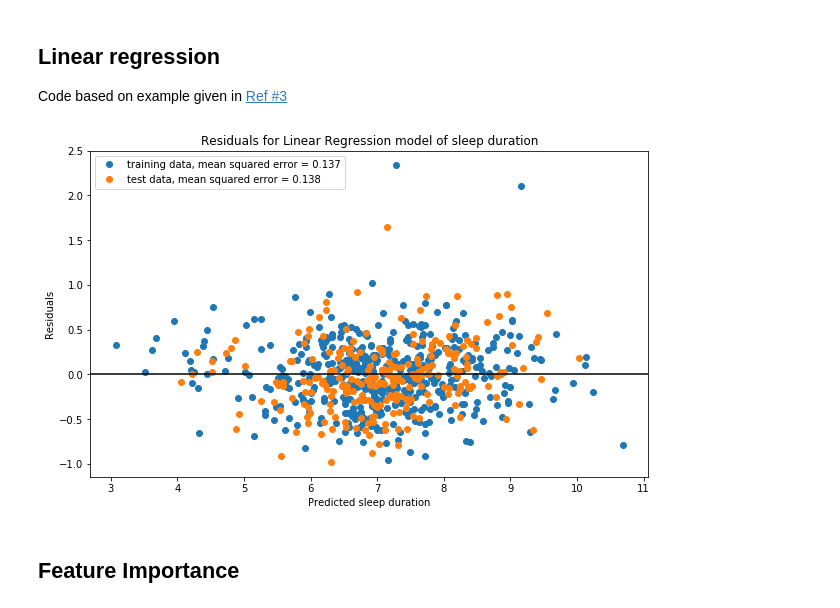
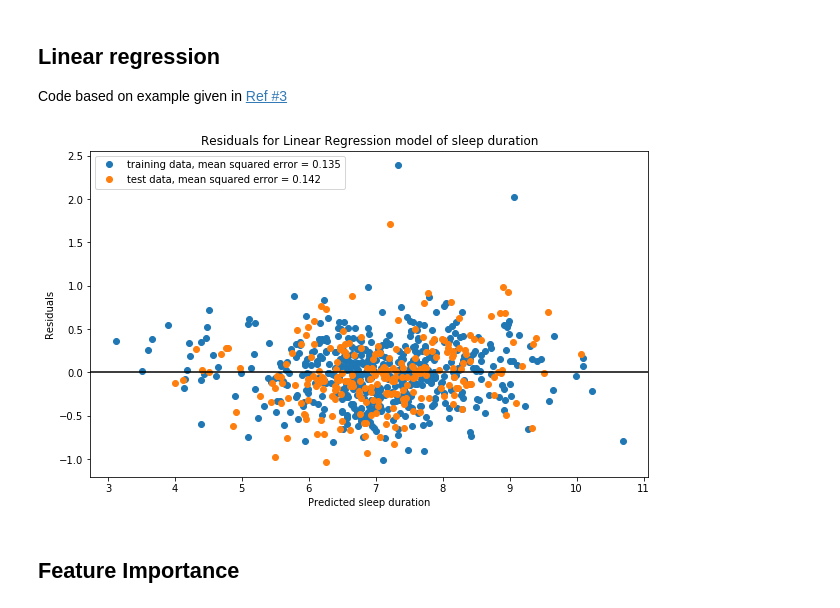
Before and after one commit to Amita22/Machine-Learning-Fitbit-Sleep, a Jupyter notebook: analysis.ipynb, the cells around one changed output. Drawn from its saved outputs; the diff is of its cells as text; code cells hidden in the pictures.

Commit message:
Added sleep stages

```diff
--- a/analysis.ipynb
+++ b/analysis.ipynb
@@ -124,6 +99,10 @@ def get_sleep_data() -> pd.DataFrame:
     start_time_list = []
     stop_time_list = []
     duration_list = []
+    wake_list = []
+    light_list = []
+    rem_list = []
+    deep_list = []
     for file in os.listdir(fitbit_directory):
         filename = os.fsdecode(file)
         if "sleep" in filename:
@@ -134,10 +113,23 @@ def get_sleep_data() -> pd.DataFrame:
                 for sleep_event in obj:
                     #if (sleep_event["type"] != "stages"): continue
                     duration_list.append(sleep_event["minutesAsleep"]/60) #Get hours asleep
-                    #if 'levels' in sleep_event:
-                    #if 'summary' in sleep_event["levels"]:
-                    #if 'deep' in sleep_event["levels"]["summary"]:
-                    #total_hours = sleep_event["levels"]["summary"]["deep"]["minutes"]/60 #Get hours asleep
+                    wake = np.nan
+                    light = np.nan
+                    rem = np.nan
+                    deep = np.nan
+                    summary = sleep_event["levels"]["summary"]
+                    if "wake" in summary:
+                        wake = summary["wake"]["minutes"]/60
+                    if "light" in summary:
+                        light = summary["light"]["minutes"]/60
+                    if "rem" in summary:
+                        rem = summary["rem"]["minutes"]/60
+                    if "deep" in summary:
+                        deep = summary["deep"]["minutes"]/60
+                    wake_list.append(wake)
+                    light_list.append(light)
+                    rem_list.append(rem)
+                    deep_list.append(deep)
                     string_start_time = sleep_event["startTime"] #Get date in string format
                     string_stop_time = sleep_event["endTime"] #Get date in string format
                     start_time = datetime.datetime.strptime(string_start_time,'%Y-%m-%dT%H:%M:%S.000') #Convert to datetime format
@@ -146,7 +138,11 @@ def get_sleep_data() -> pd.DataFrame:
                     stop_time_list.append(stop_time)
     #Save the data in a dataframe
     df_sleep = pd.DataFrame({"stop time":stop_time_list,
-                             "duration":duration_list},
+                             "duration":duration_list,
+                             "wake sleep":wake_list,
+                             "light sleep":light_list,
+                             "rem sleep":rem_list,
+                             "deep sleep":deep_list},
                             index=start_time_list)
     df_sleep = df_sleep.sort_index() #Sort by start time
     df_sleep = df_sleep.drop_duplicates() #Remove duplicate sleep events (happens at beginning/end of each file)
@@ -467,44 +487,48 @@ from sklearn.model_selection import train_test_split
 from sklearn.linear_model import LinearRegression
 from sklearn.feature_selection import f_regression
 
+#Create new pandas dataframe that removes troublesome rows and columns
 df_lr = df
-#X = df[['sleep start time', 'sleep stop time']]
-df_lr = df_lr.drop('start time',axis='columns')
-df_lr = df_lr.drop('stop time',axis='columns')
-df_lr = df_lr.reset_index()
+df_lr = df_lr.drop('wake sleep fraction',axis='columns')
+df_lr = df_lr.drop('light sleep fraction',axis='columns')
+df_lr = df_lr.drop('rem sleep fraction',axis='columns')
+df_lr = df_lr.drop('deep sleep fraction',axis='columns')
+df_lr = df_lr.drop('start time plotting',axis='columns')
+df_lr = df_lr.drop('stop time plotting',axis='columns')
+df_lr = df_lr.reset_index() #Remove date column
 df_lr = df_lr.drop('index',axis='columns')
-df_lr = df_lr.dropna(how='any')
+df_lr = df_lr.dropna(how='any') #Remove rows that contain any NA
 #print(df_lr)
 y = df_lr['sleep duration']
 df_lr = df_lr.drop('sleep duration',axis='columns')
 X = df_lr
 
 X_train, X_test, y_train, y_test = train_test_split(X, y, test_size=0.33, random_state=5)
 #print(X_train.shape)
 #print(X_test.shape)
 
 lm = LinearRegression()
 lm.fit(X_train, y_train)
 pred_train = lm.predict(X_train)
 pred_test = lm.predict(X_test)
 
 MSE_train = np.mean((y_train - pred_train)**2)
 MSE_test = np.mean((y_test - pred_test)**2)
 
 # Initialize the matplotlib figure
 f, ax = plt.subplots(figsize=(10, 6))
 plt.plot(pred_train, pred_train - y_train, 'o', label='training data, mean squared error = {0:.3f}'.format(MSE_train))
 plt.plot(pred_test, pred_test - y_test, 'o', label='test data, mean squared error = {0:.3f}'.format(MSE_test))
 ax.axhline(y=0, color='k')
 plt.legend()
 plt.title('Residuals for Linear Regression model of sleep duration')
 plt.xlabel('Predicted sleep duration')
 plt.ylabel('Residuals')
 plt.show()
 
 f_values, p_values = f_regression(X, y)
 # %% [output]
-[figure, old version]
+[figure, new version]
 # %% [markdown]
 ## Feature Importance
 # %%
```
Also changed, not shown: parts of 22 cells of this notebook.
